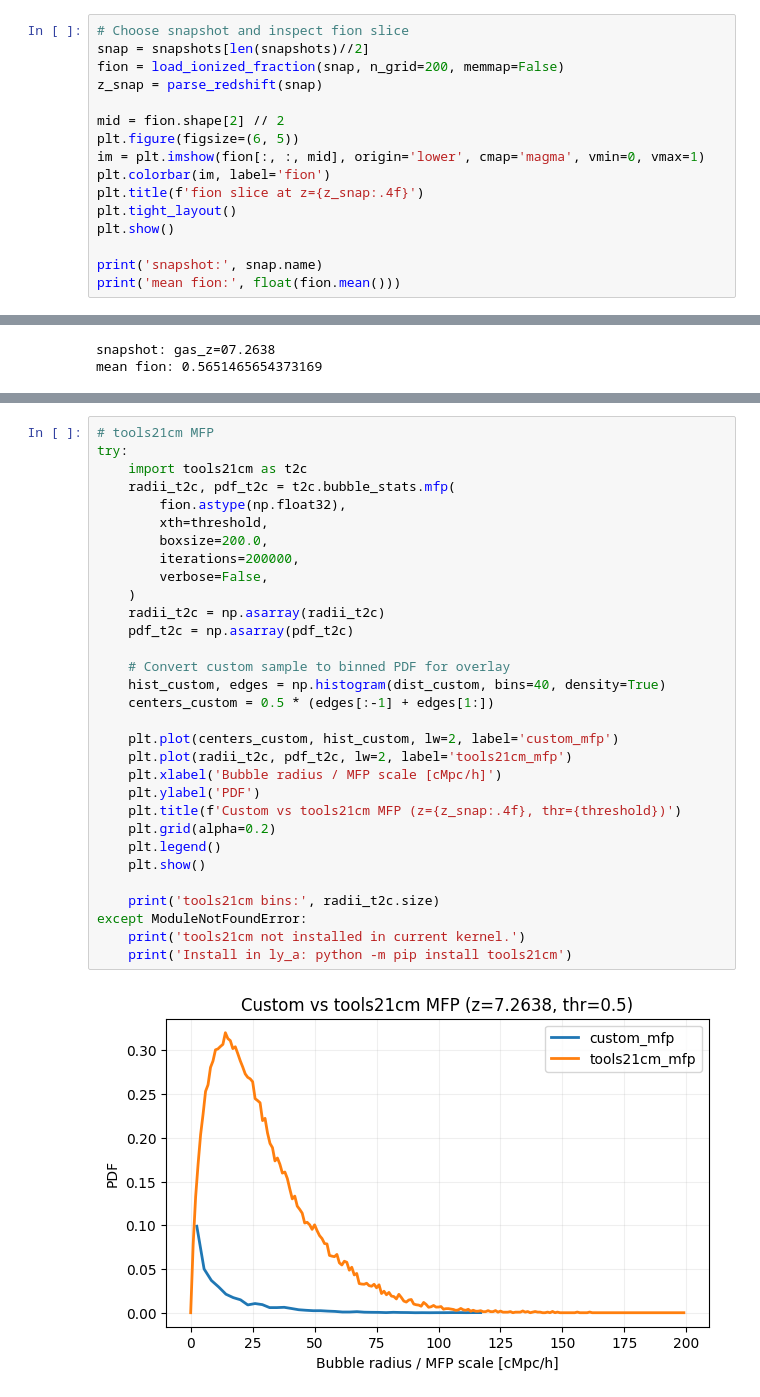
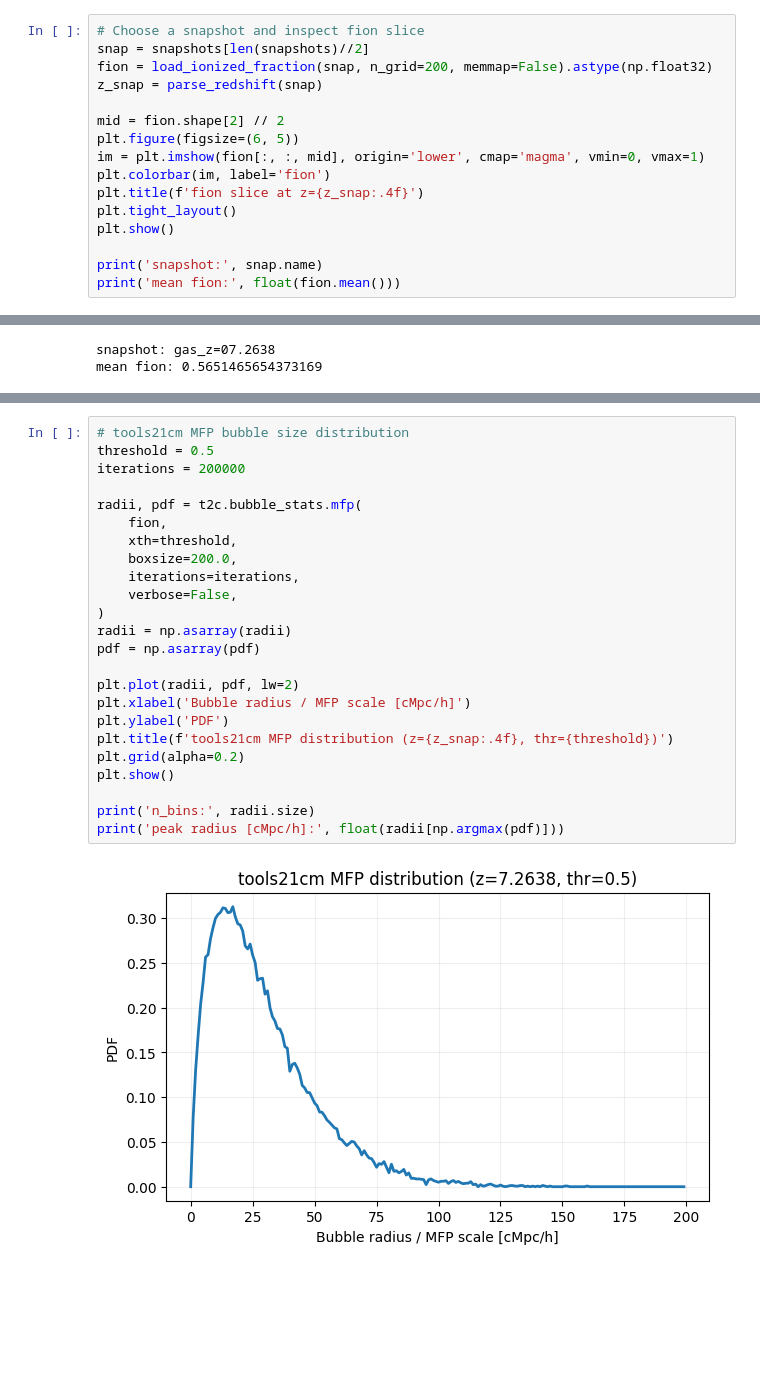
Before and after one commit to aryana-haghjoo/Lyman_alpha, a Jupyter notebook: notebooks/lyman_alpha_starter.ipynb, the cells around one changed output, grey strips where cells are left out. Drawn from its saved outputs; the diff is of its cells as text; blank space fills up the shorter version.

Commit message:
deleted the custom function

```diff
--- a/notebooks/lyman_alpha_starter.ipynb
+++ b/notebooks/lyman_alpha_starter.ipynb
@@ -46,9 +48,9 @@ plt.show()
 # %% [output]
 [figure]
 # %%
-# Choose snapshot and inspect fion slice
+# Choose a snapshot and inspect fion slice
 snap = snapshots[len(snapshots)//2]
-fion = load_ionized_fraction(snap, n_grid=200, memmap=False)
+fion = load_ionized_fraction(snap, n_grid=200, memmap=False).astype(np.float32)
 z_snap = parse_redshift(snap)
 
 mid = fion.shape[2] // 2
@@ -89,33 +70,26 @@ custom mean/median/p90: 13.782400131225586 8.5 35.0
 # %%
-# tools21cm MFP
-try:
-    import tools21cm as t2c
-    radii_t2c, pdf_t2c = t2c.bubble_stats.mfp(
-        fion.astype(np.float32),
-        xth=threshold,
-        boxsize=200.0,
-        iterations=200000,
-        verbose=False,
-    )
-    radii_t2c = np.asarray(radii_t2c)
-    pdf_t2c = np.asarray(pdf_t2c)
+# tools21cm MFP bubble size distribution
+threshold = 0.5
+iterations = 200000
 
-    # Convert custom sample to binned PDF for overlay
-    hist_custom, edges = np.histogram(dist_custom, bins=40, density=True)
-    centers_custom = 0.5 * (edges[:-1] + edges[1:])
+radii, pdf = t2c.bubble_stats.mfp(
+    fion,
+    xth=threshold,
+    boxsize=200.0,
+    iterations=iterations,
+    verbose=False,
+)
+radii = np.asarray(radii)
+pdf = np.asarray(pdf)
 
-    plt.plot(centers_custom, hist_custom, lw=2, label='custom_mfp')
-    plt.plot(radii_t2c, pdf_t2c, lw=2, label='tools21cm_mfp')
-    plt.xlabel('Bubble radius / MFP scale [cMpc/h]')
-    plt.ylabel('PDF')
-    plt.title(f'Custom vs tools21cm MFP (z={z_snap:.4f}, thr={threshold})')
-    plt.grid(alpha=0.2)
-    plt.legend()
-    plt.show()
+plt.plot(radii, pdf, lw=2)
+plt.xlabel('Bubble radius / MFP scale [cMpc/h]')
+plt.ylabel('PDF')
+plt.title(f'tools21cm MFP distribution (z={z_snap:.4f}, thr={threshold})')
+plt.grid(alpha=0.2)
+plt.show()
 
-    print('tools21cm bins:', radii_t2c.size)
-except ModuleNotFoundError:
-    print('tools21cm not installed in current kernel.')
-    print('Install in ly_a: python -m pip install tools21cm')
+print('n_bins:', radii.size)
+print('peak radius [cMpc/h]:', float(radii[np.argmax(pdf)]))
 # %% [output]
-[figure, old version]
+[figure, new version]
```
Also changed, not shown: parts of 6 cells of this notebook, 4 other files.
